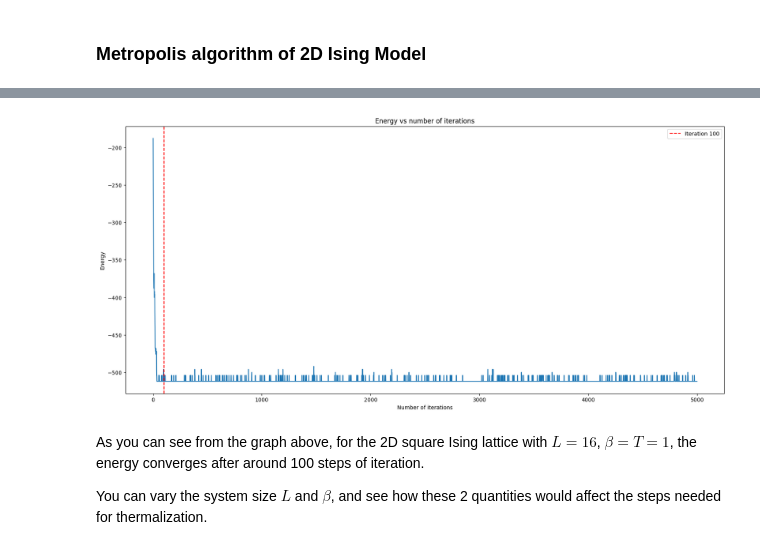
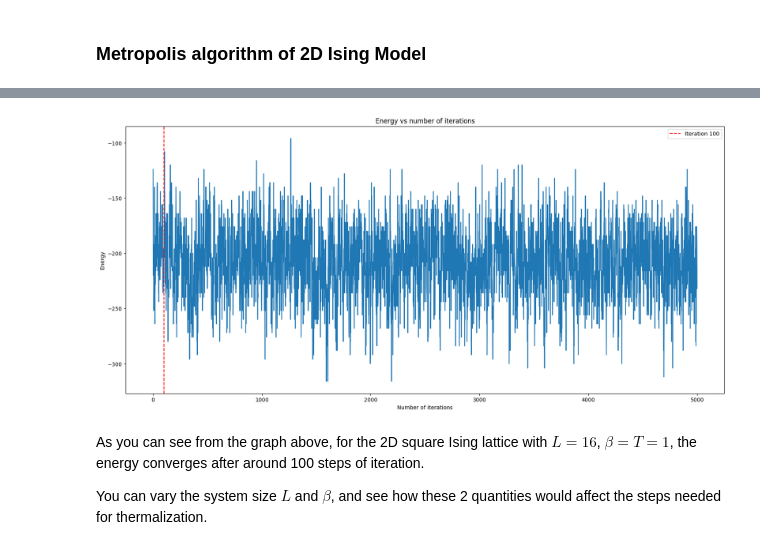
Before and after one commit to RENSHUZHE/HKU-DQMC, a Jupyter notebook: DQMC_Part_1_Prerequisite.ipynb, the cells around one changed output, grey strips where cells are left out. Cells and saved outputs as stored; diff of their text form; code cells hidden in the pictures.

```diff
--- a/DQMC_Part_1_Prerequisite.ipynb
+++ b/DQMC_Part_1_Prerequisite.ipynb
@@ -402,34 +402,34 @@ def MC_step_square(lattice_dict,T,L):
 # %%
 # Checking whether the energy values would converge over MC steps
 
 def checking_converge(Temperature,iteration,L):
   E_list = []
   lattice_dict = gen_lattice_2D_square_lattice(L)
 
   for i in range(iteration):
     lattice_dict = MC_step_square(lattice_dict,Temperature,L)
     E_list.append(Energy(lattice_dict,L))
 
   return E_list
 
-Temperature = 1     # Temperature
+Temperature = 3     # Temperature
 Iterations = 5000   # Totoal number of iterations
 L = 16              # System size
 
 plt.figure(figsize=(20,9))
 Energy_list = checking_converge(Temperature,Iterations,L)
 
 plt.plot([i for i in range(0,Iterations)],Energy_list)
 
 plt.axvline(x=100, color='red', linestyle='--', label='Iteration 100')
 plt.legend()
 
 plt.xlabel("Number of iterations")
 plt.ylabel("Energy")
 plt.title("Energy vs number of iterations")
 plt.show()
 # %% [output]
-[figure, old version]
+[figure, new version]
 # %% [markdown]
 As you can see from the graph above, for the 2D square Ising lattice with $L=16$, $\beta = T = 1$, the energy converges after around 100 steps of iteration.
 
```
Also changed, not shown: parts of 4 cells of this notebook.
